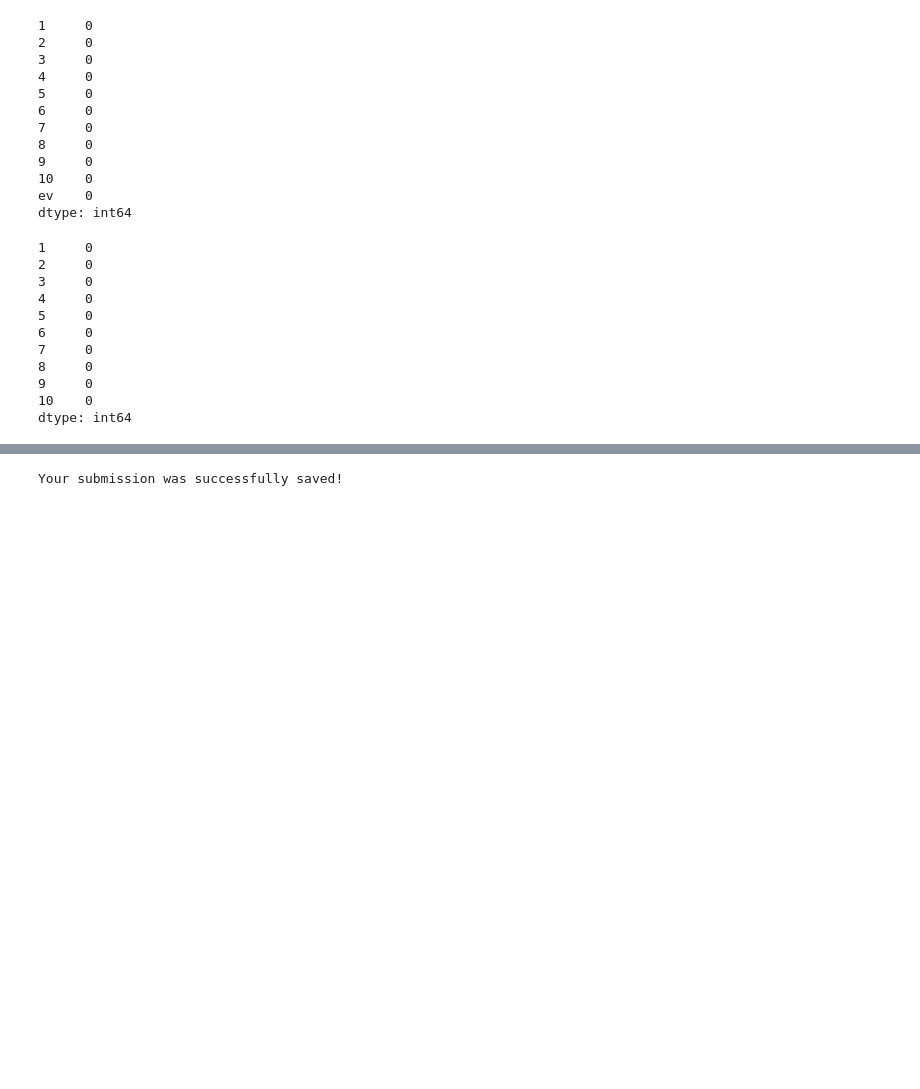
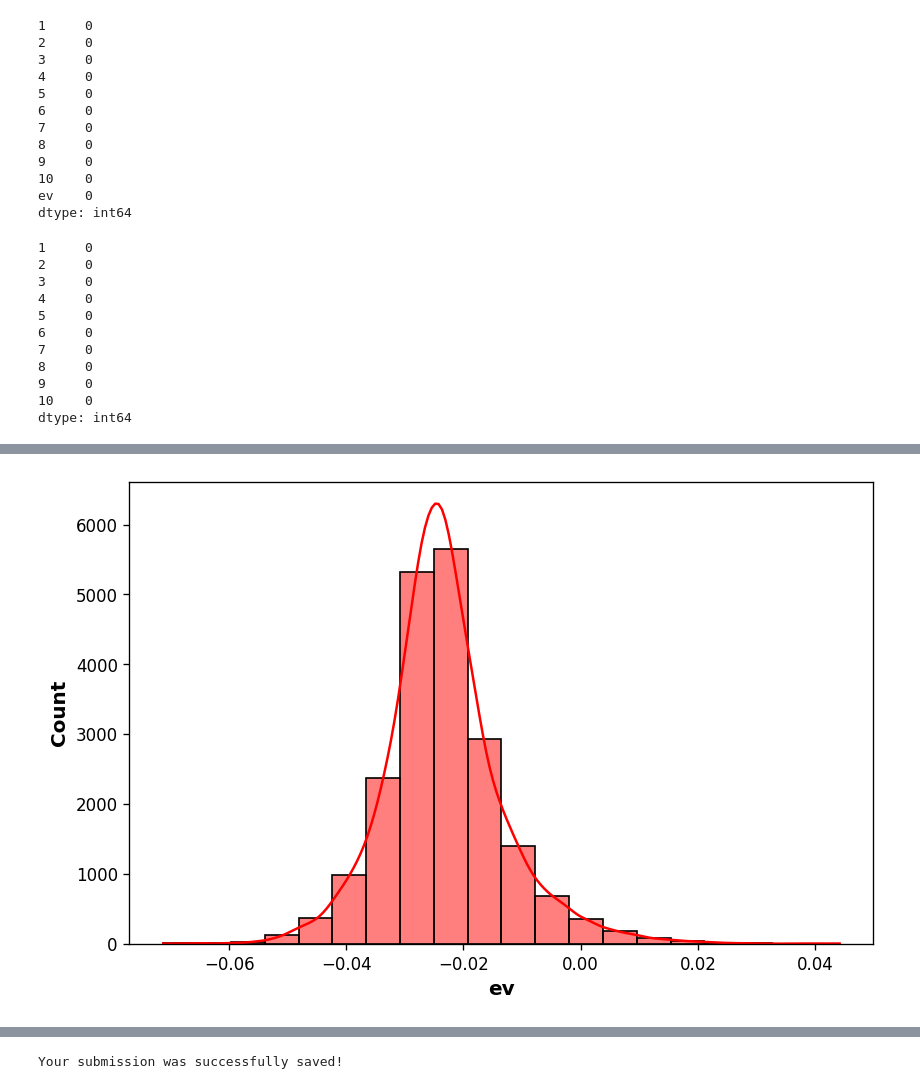
Before and after one commit to sjain600/black-jack-removal, a Jupyter notebook: baseline-model.ipynb, the cells around one changed output, grey strips where cells are left out. Cells and saved outputs as stored; diff of their text form; code cells hidden in the pictures; blank space fills up the shorter version.

Commit message:
Using kfold instead of train_test_split. Added histogram for target and correlation matrix to get a better understanding of the feature and target.

```diff
--- a/baseline-model.ipynb
+++ b/baseline-model.ipynb
@@ -5,6 +5,14 @@
 
 import numpy as np # linear algebra
 import pandas as pd # data processing, CSV file I/O (e.g. pd.read_csv)
+import matplotlib.pyplot as plt
+import seaborn as sns
+
+# Setting matplotlib defaults
+plt.rc('figure', figsize=(8, 5), dpi=120)
+
+plt.rc('axes', labelweight='bold', labelsize='large',
+       titleweight='bold', titlesize=15, titlepad=10)
 
 # Input data files are available in the read-only "../input/" directory
 # For example, running this (by clicking run or pressing Shift+Enter) will list all files under the input directory
@@ -87,3 +97,8 @@ train.describe()
 | 50% | 7.000000 | 7.000000 | 7.000000 | 7.000000 | 7.000000 | 7.000000 | 7.000000 | 7.000000 | 7.000000 | 28.000000 | -0.024109 |
 | 75% | 11.000000 | 11.000000 | 11.000000 | 11.000000 | 11.000000 | 11.000000 | 11.000000 | 11.000000 | 11.000000 | 44.000000 | -0.018508 |
 | max | 22.000000 | 22.000000 | 22.000000 | 21.000000 | 22.000000 | 22.000000 | 22.000000 | 22.000000 | 22.000000 | 74.000000 | 0.044198 |
+# %%
+sns.histplot(x='ev', data=train, bins=20, kde=True, color='red')
+plt.show()
+# %% [output]
+[figure, added]
```
Also changed, not shown: parts of 4 cells of this notebook.
